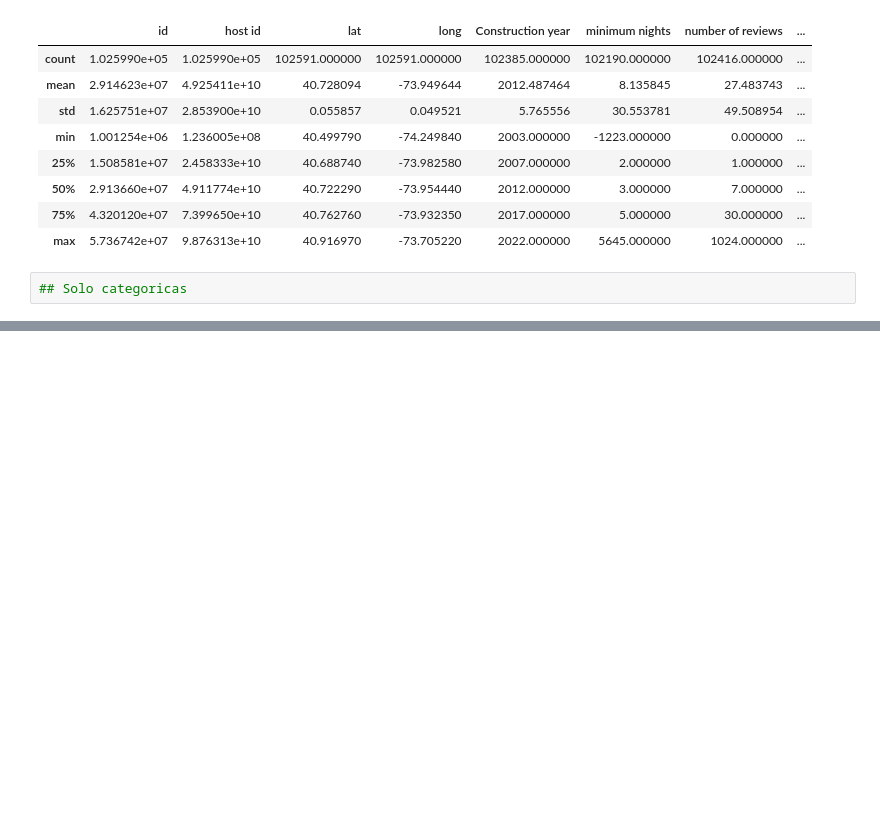
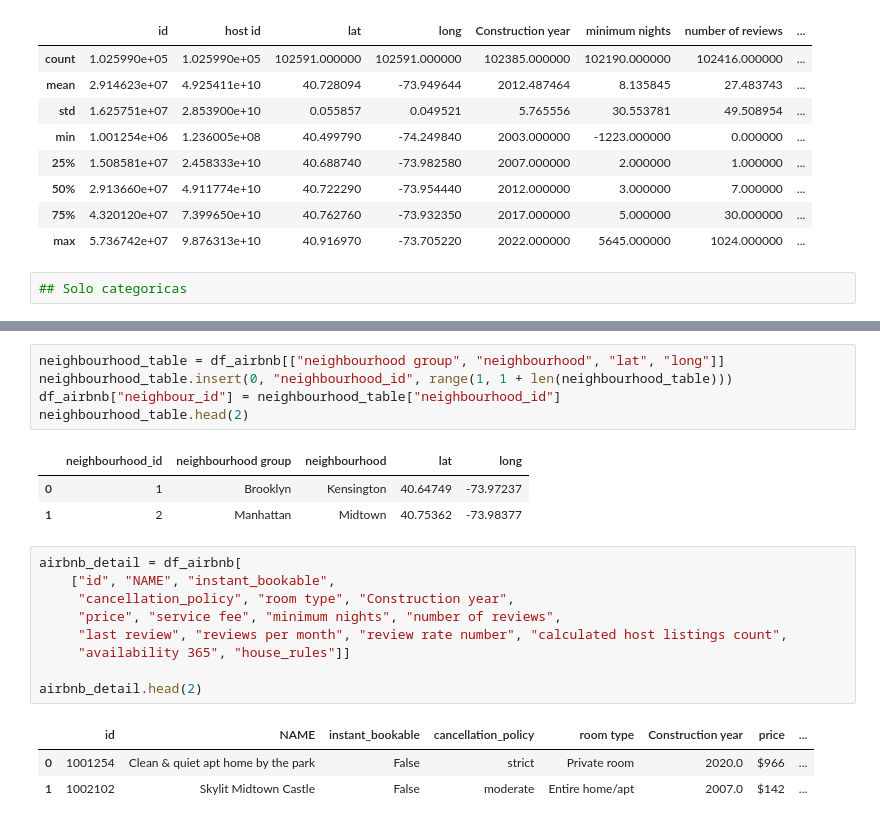
Before and after one commit to lapiceroazul4/Airbnb_Data_Analysis, a Jupyter notebook: main.ipynb, the cells around one changed output, grey strips where cells are left out. Saved outputs shown, nothing was run; the diff lists cells and outputs as text; blank space fills up the shorter version.

```diff
--- a/main.ipynb
+++ b/main.ipynb
@@ -256,0 +245,22 @@ dtype: object
+# %%
+neighbourhood_table = df_airbnb[["neighbourhood group", "neighbourhood", "lat", "long"]]
+neighbourhood_table.insert(0, "neighbourhood_id", range(1, 1 + len(neighbourhood_table)))
+df_airbnb["neighbour_id"] = neighbourhood_table["neighbourhood_id"]
+neighbourhood_table.head(2)
+# %% [output]
+|  | neighbourhood_id | neighbourhood group | neighbourhood | lat | long |
+| 0 | 1 | Brooklyn | Kensington | 40.64749 | -73.97237 |
+| 1 | 2 | Manhattan | Midtown | 40.75362 | -73.98377 |
+# %%
+airbnb_detail = df_airbnb[
+    ["id", "NAME", "instant_bookable",
+     "cancellation_policy", "room type", "Construction year",
+     "price", "service fee", "minimum nights", "number of reviews",
+     "last review", "reviews per month", "review rate number", "calculated host listings count",
+     "availability 365", "house_rules"]]
+
+airbnb_detail.head(2)
+# %% [output]
+|  | id | NAME | instant_bookable | cancellation_policy | room type | Construction year | price | ... |
+| 0 | 1001254 | Clean & quiet apt home by the park | False | strict | Private room | 2020.0 | $966 | ... |
+| 1 | 1002102 | Skylit Midtown Castle | False | moderate | Entire home/apt | 2007.0 | $142 | ... |
```
Also changed, not shown: parts of 25 cells of this notebook, 2 other files.
